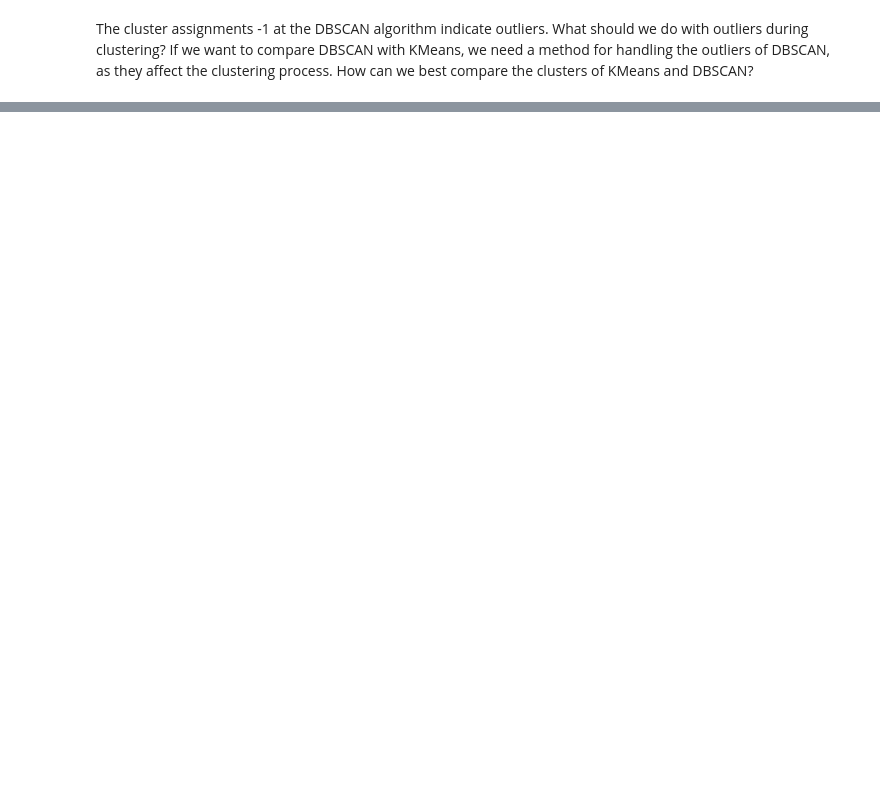
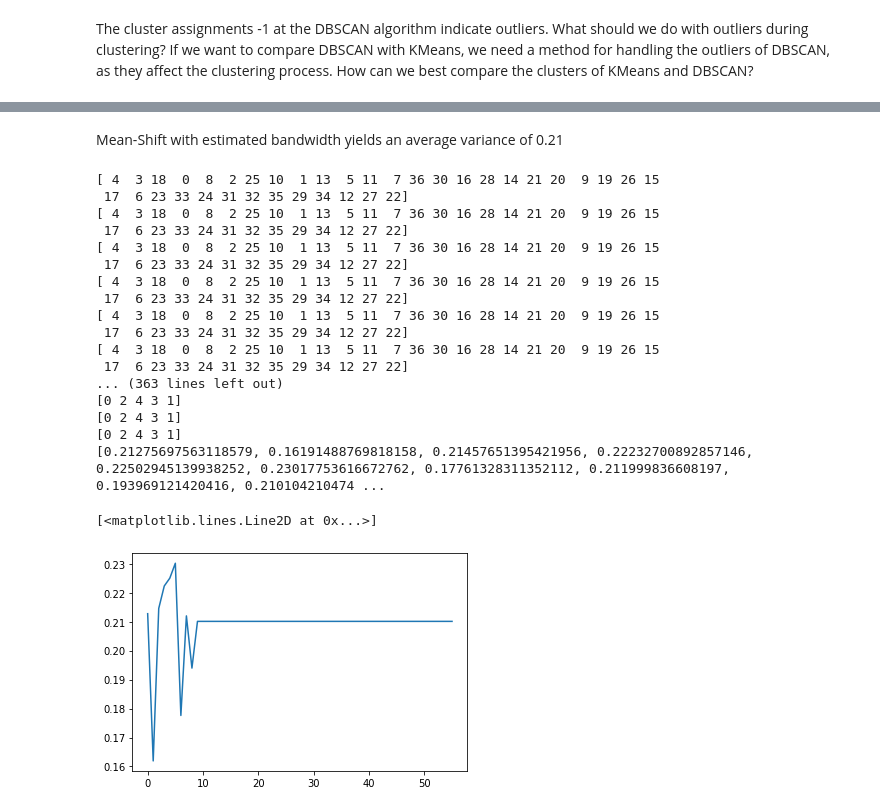
Before and after one commit to Sm2468/msc_thesis, a Jupyter notebook: Pipeline/6_baselines.ipynb, the cells around one changed output, grey strips where cells are left out. Saved outputs shown, nothing was run; the diff lists cells and outputs as text; code cells hidden in the pictures; blank space fills up the shorter version.

```diff
--- a/Pipeline/6_baselines.ipynb
+++ b/Pipeline/6_baselines.ipynb
@@ -160,0 +178,2 @@ Text(0.5, 1.0, 'Negative Bias Variance of Instances for an increasing epsilon')
+# %% [markdown]
+Mean-Shift with estimated bandwidth yields an average variance of 0.21
@@ -160,0 +183,45 @@ Text(0.5, 1.0, 'Negative Bias Variance of Instances for an increasing epsilon')
+# %%
+var_list = []
+
+# experimenting with the bandwidth parameter
+bw1 = estimate_bandwidth(features_i)
+bw2 = None
+features_i = features.copy(deep=True)
+features_i["errors"] = errors
+
+for n in range(2, 58):
+    model = MeanShift(bandwidth=bw1).fit_predict(features_i)
+    features_i['cluster_results'] = pd.DataFrame(model, index=features_i.index)
+    #features['cluster_results'] = pd.DataFrame(DBSCAN.predict(features_i), index=features.index)
+    neg_bias_list = []
+    if  len(features_i["cluster_results"].unique()) == 1:
+        print("One cluster left on iteration ", n)
+        break
+    for i in features_i["cluster_results"].unique():
+        print(features_i["cluster_results"].unique())
+        #print('features_i', features_i)
+        neg_bias_list.append(bias_acc(features_i, i,"cluster_results"))
+    var_list.append(np.var(neg_bias_list))
+print(var_list)
+
+plt.plot(var_list)
+# %% [output]
+[ 4  3 18  0  8  2 25 10  1 13  5 11  7 36 30 16 28 14 21 20  9 19 26 15
+ 17  6 23 33 24 31 32 35 29 34 12 27 22]
+[ 4  3 18  0  8  2 25 10  1 13  5 11  7 36 30 16 28 14 21 20  9 19 26 15
+ 17  6 23 33 24 31 32 35 29 34 12 27 22]
+[ 4  3 18  0  8  2 25 10  1 13  5 11  7 36 30 16 28 14 21 20  9 19 26 15
+ 17  6 23 33 24 31 32 35 29 34 12 27 22]
+[ 4  3 18  0  8  2 25 10  1 13  5 11  7 36 30 16 28 14 21 20  9 19 26 15
+ 17  6 23 33 24 31 32 35 29 34 12 27 22]
+[ 4  3 18  0  8  2 25 10  1 13  5 11  7 36 30 16 28 14 21 20  9 19 26 15
+ 17  6 23 33 24 31 32 35 29 34 12 27 22]
+[ 4  3 18  0  8  2 25 10  1 13  5 11  7 36 30 16 28 14 21 20  9 19 26 15
+ 17  6 23 33 24 31 32 35 29 34 12 27 22]
+... (363 lines left out)
+[0 2 4 3 1]
+[0 2 4 3 1]
+[0 2 4 3 1]
+[0.21275697563118579, 0.16191488769818158, 0.21457651395421956, 0.22232700892857146, 0.22502945139938252, 0.23017753616672762, 0.17761328311352112, 0.211999836608197, 0.193969121420416, 0.210104210474 ...
+[<matplotlib.lines.Line2D at 0x...>]
+[figure, added]
```
Also changed, not shown: parts of 18 cells of this notebook, 1 other file.
